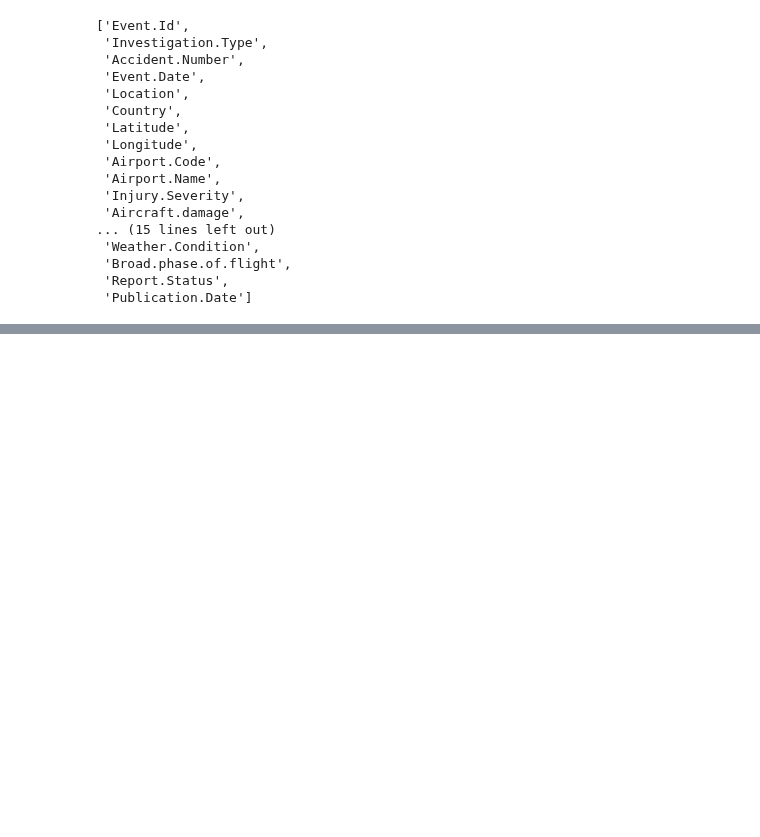
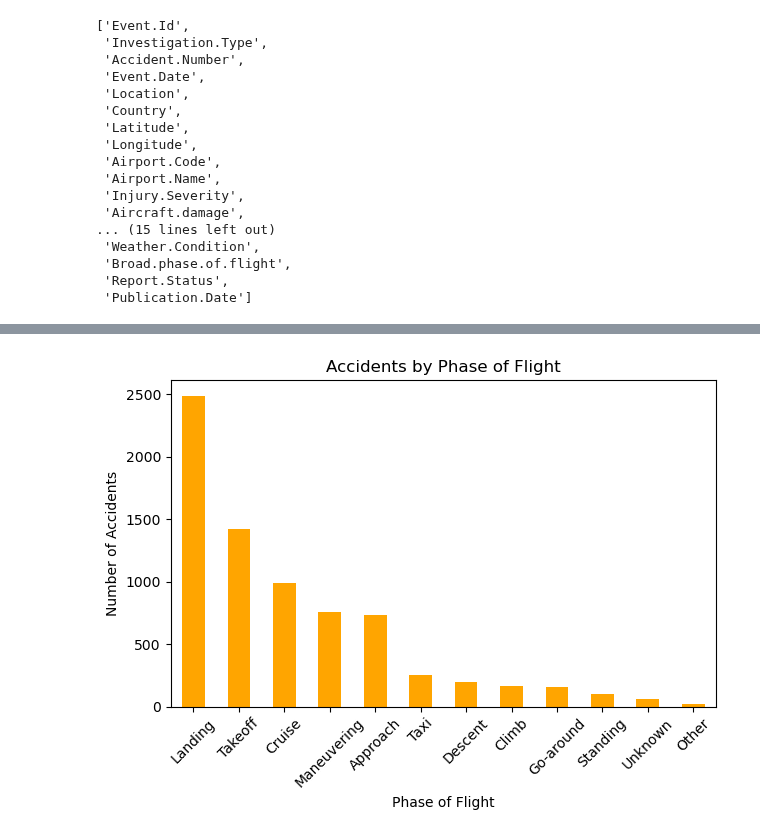
Before and after one commit to timsila18/DS-Phase-1-Project, a Jupyter notebook: student.ipynb, the cells around one changed output, grey strips where cells are left out. Cells and saved outputs as stored; diff of their text form; code cells hidden in the pictures; blank space fills up the shorter version.

```diff
--- a/student.ipynb
+++ b/student.ipynb
@@ -154,0 +250,11 @@ df['Weather.Condition'].fillna('Unknown', inplace=True)
+# %%
+# Accidents by phase of flight
+df['Broad.phase.of.flight'].value_counts().plot(kind='bar', color='orange')
+plt.title('Accidents by Phase of Flight')
+plt.xlabel('Phase of Flight')
+plt.ylabel('Number of Accidents')
+plt.xticks(rotation=45)
+plt.tight_layout()
+plt.show()
+# %% [output]
+[figure, added]
```
Also changed, not shown: parts of 13 cells of this notebook.
